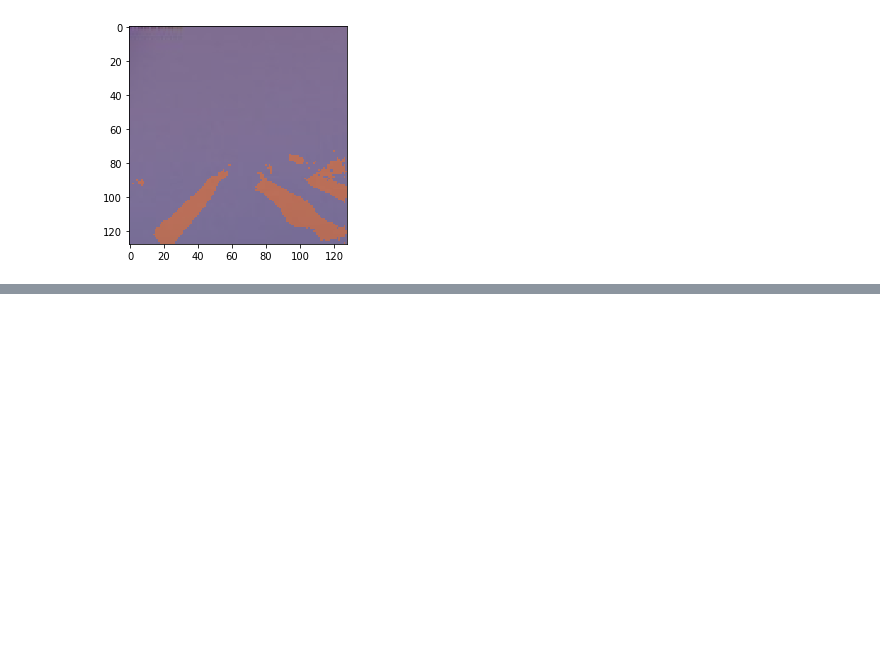
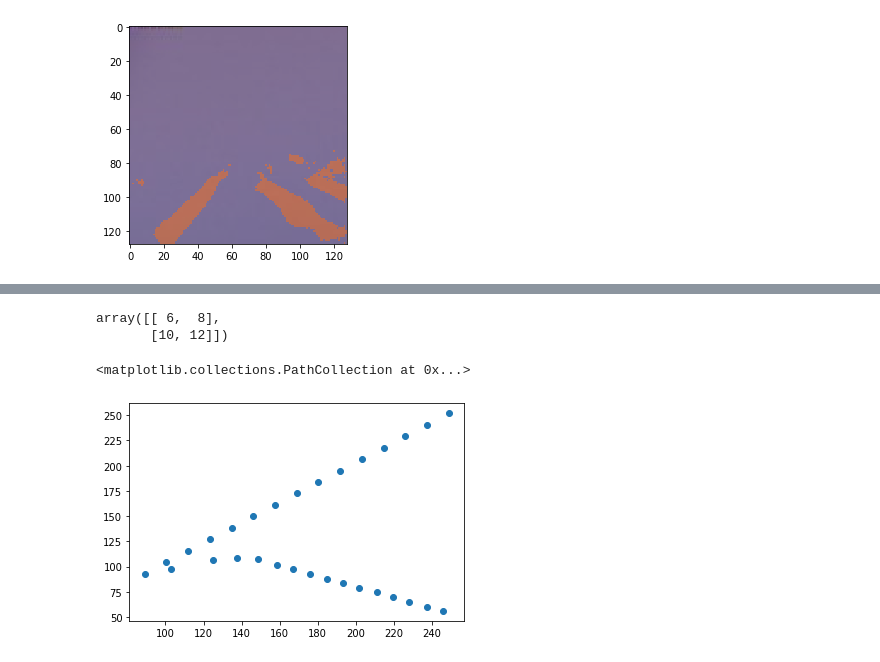
Before and after one commit to anudeepsekhar/Lane-Detection-Pytorch, a Jupyter notebook: scripts/LaneDetection.ipynb, the cells around one changed output, grey strips where cells are left out. Saved outputs shown, nothing was run; the diff lists cells and outputs as text; code cells hidden in the pictures; blank space fills up the shorter version.

```diff
--- a/scripts/LaneDetection.ipynb
+++ b/scripts/LaneDetection.ipynb
@@ -122,0 +162,13 @@ plt.imshow(otsu, cmap='jet', alpha=0.5)
+# %%
+a1 = np.array([[1,2], [3,4]])
+a2 = np.array([[5,6], [7,8]])
+np.array(a1+a2)
+# %% [output]
+array([[ 6,  8],
+       [10, 12]])
+# %%
+pts = pts.reshape((2,30))
+plt.scatter(pts[1],pts[0])
+# %% [output]
+<matplotlib.collections.PathCollection at 0x...>
+[figure, added]
```
Also changed, not shown: parts of 20 cells of this notebook, 7 other files.
